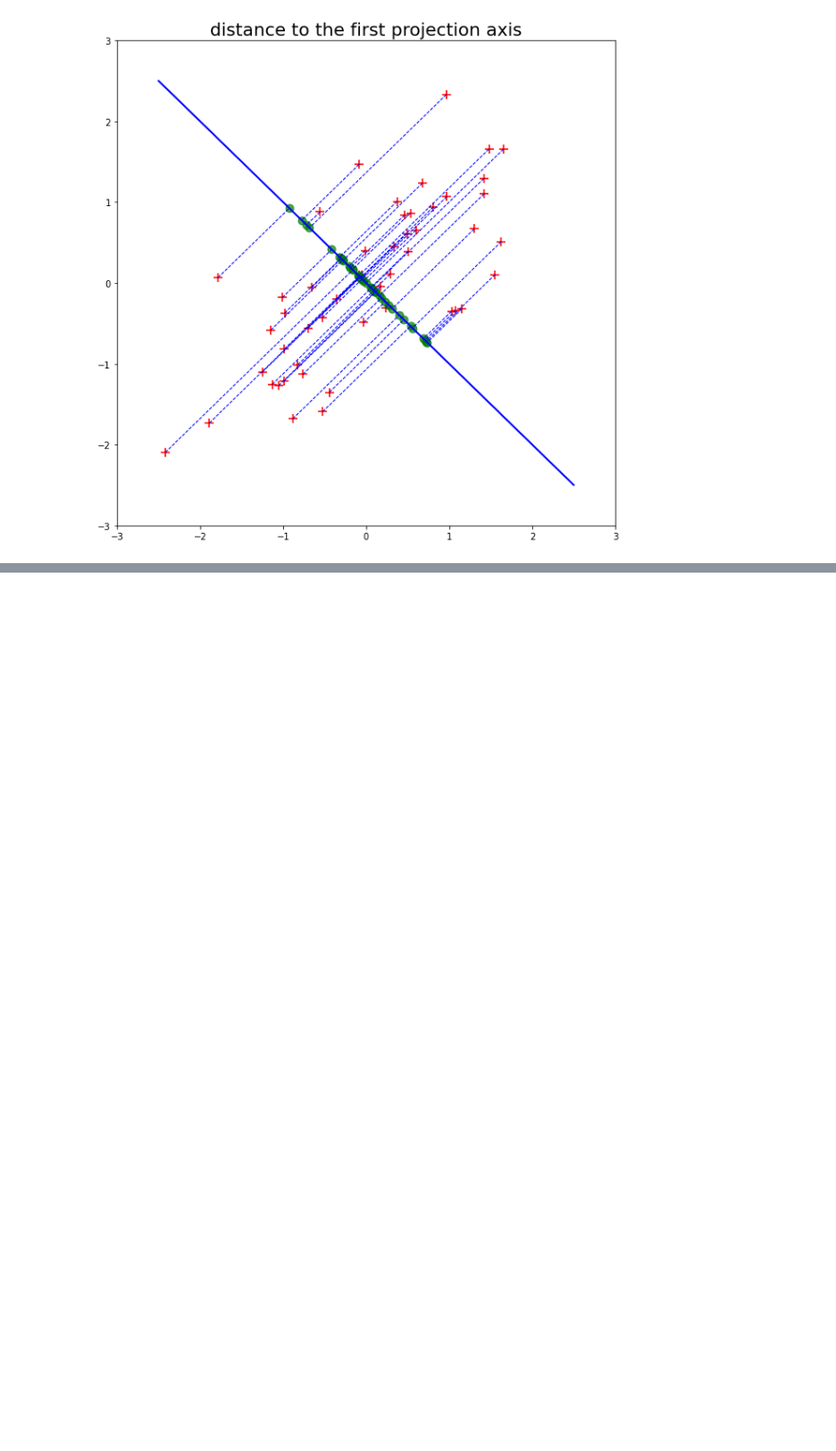
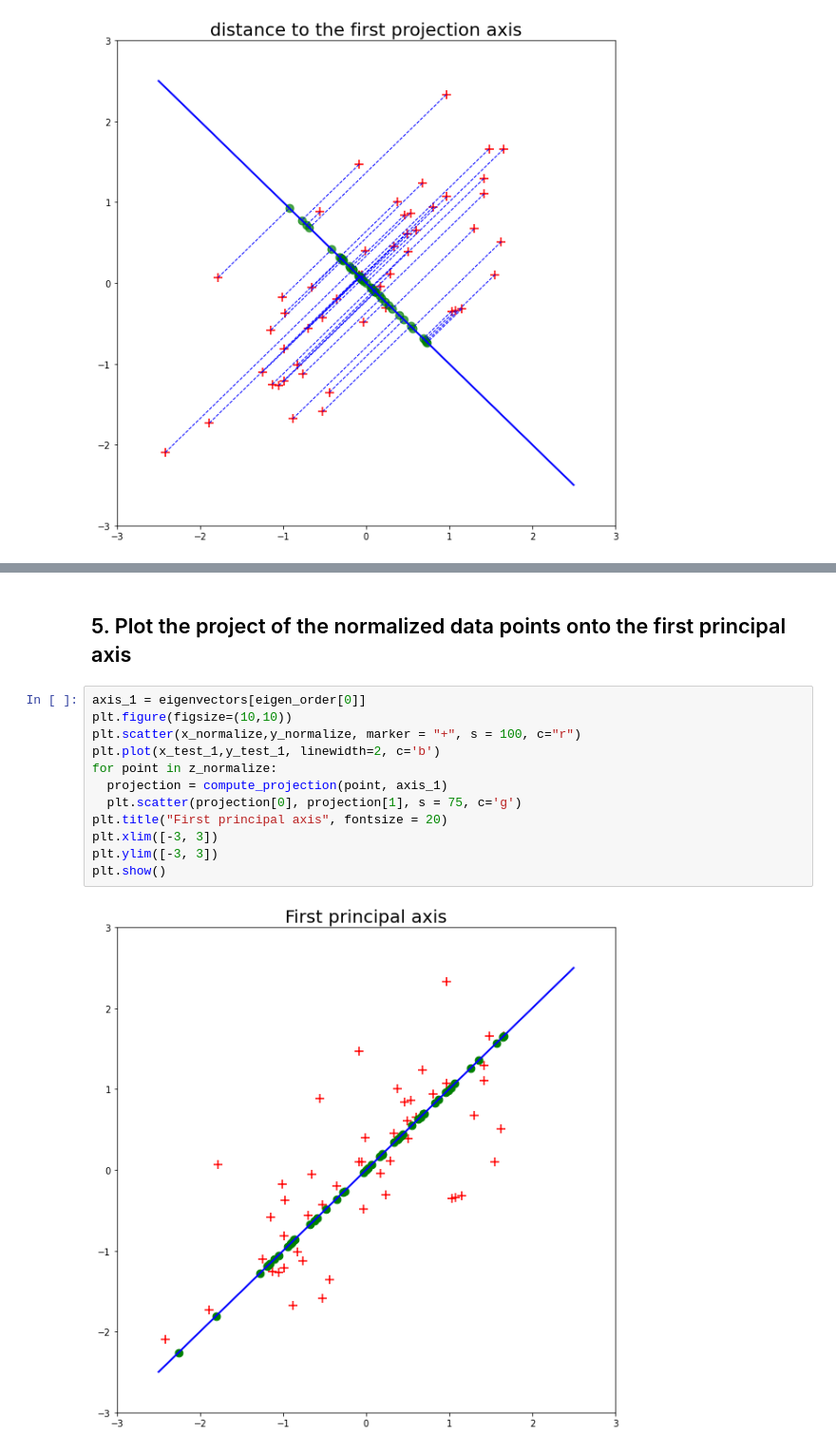
Before and after one commit to jiku100/2020-2-machine-running-proejct, a Jupyter notebook: assignment8/신석경_assignment_08.ipynb, the cells around one changed output, grey strips where cells are left out. Shown at 95% size. Cells and saved outputs as stored; diff of their text form; blank space fills up the shorter version.

```diff
--- a/assignment8/신석경_assignment_08.ipynb
+++ b/assignment8/신석경_assignment_08.ipynb
@@ -231,0 +282,16 @@ plt.show()
+# %% [markdown]
+## 5. Plot the project of the normalized data points onto the first principal axis
+# %%
+axis_1 = eigenvectors[eigen_order[0]]
+plt.figure(figsize=(10,10))
+plt.scatter(x_normalize,y_normalize, marker = "+", s = 100, c="r")
+plt.plot(x_test_1,y_test_1, linewidth=2, c='b')
+for point in z_normalize:
+  projection = compute_projection(point, axis_1)
+  plt.scatter(projection[0], projection[1], s = 75, c='g')
+plt.title("First principal axis", fontsize = 20)
+plt.xlim([-3, 3])
+plt.ylim([-3, 3])
+plt.show()
+# %% [output]
+[figure, added]
```
Also changed, not shown: parts of 22 cells of this notebook.
